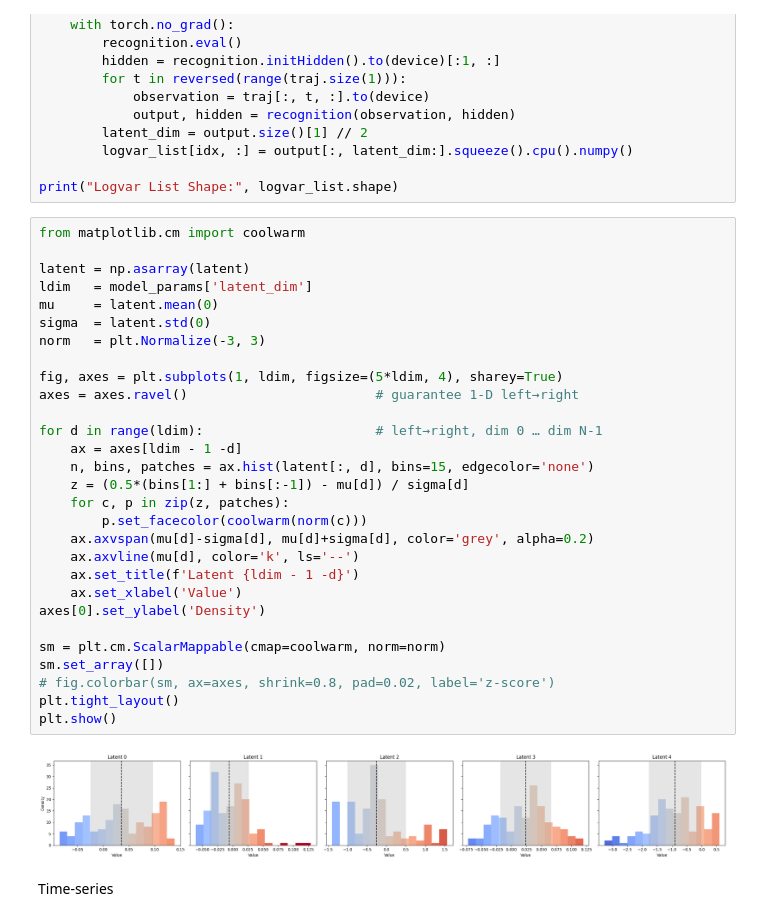
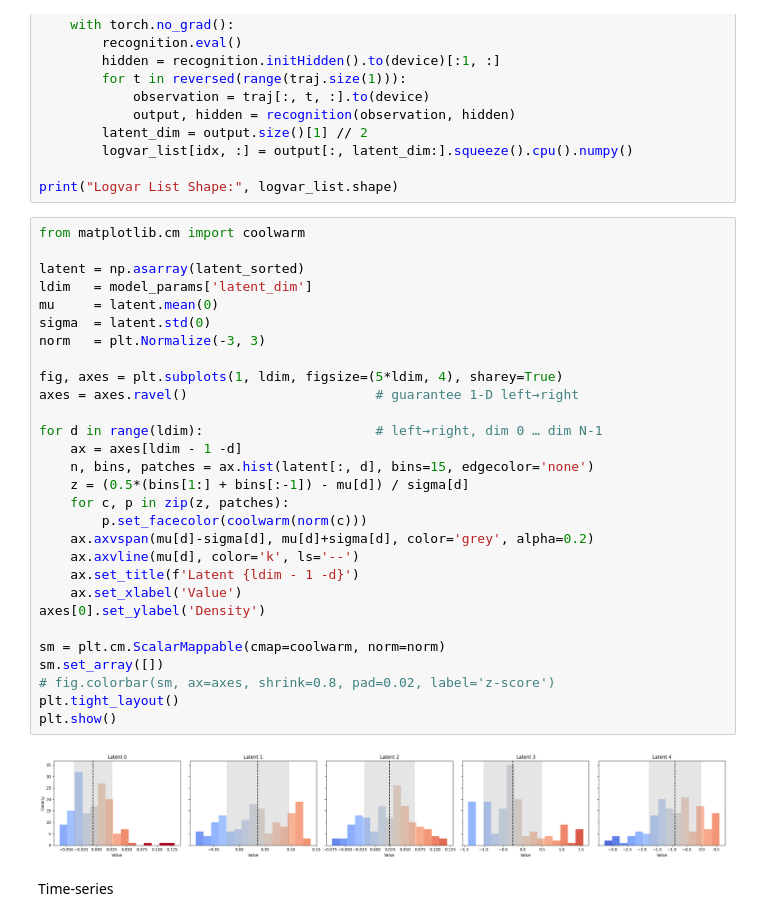
Before and after one commit to rayyyd/ML_charge_modeling, a Jupyter notebook: parameter_tuning/interpretability.ipynb, the cells around one changed output. Cells and saved outputs as stored; diff of their text form.

```diff
--- a/parameter_tuning/interpretability.ipynb
+++ b/parameter_tuning/interpretability.ipynb
@@ -286,34 +278,34 @@ print("Logvar List Shape:", logvar_list.shape)
 # %%
 from matplotlib.cm import coolwarm
 
-latent = np.asarray(latent)
+latent = np.asarray(latent_sorted)
 ldim   = model_params['latent_dim']
 mu     = latent.mean(0)
 sigma  = latent.std(0)
 norm   = plt.Normalize(-3, 3)
 
 fig, axes = plt.subplots(1, ldim, figsize=(5*ldim, 4), sharey=True)
 axes = axes.ravel()                        # guarantee 1-D left→right
 
 for d in range(ldim):                      # left→right, dim 0 … dim N-1
     ax = axes[ldim - 1 -d]
     n, bins, patches = ax.hist(latent[:, d], bins=15, edgecolor='none')
     z = (0.5*(bins[1:] + bins[:-1]) - mu[d]) / sigma[d]
     for c, p in zip(z, patches):
         p.set_facecolor(coolwarm(norm(c)))
     ax.axvspan(mu[d]-sigma[d], mu[d]+sigma[d], color='grey', alpha=0.2)
     ax.axvline(mu[d], color='k', ls='--')
     ax.set_title(f'Latent {ldim - 1 -d}')
     ax.set_xlabel('Value')
 axes[0].set_ylabel('Density')
 
 sm = plt.cm.ScalarMappable(cmap=coolwarm, norm=norm)
 sm.set_array([])
 # fig.colorbar(sm, ax=axes, shrink=0.8, pad=0.02, label='z-score')
 plt.tight_layout()
 plt.show()
 # %% [output]
-[figure, old version]
+[figure, new version]
 # %% [markdown]
 Time-series
 # %%
```
Also changed, not shown: parts of 15 cells of this notebook, 1 other file.
